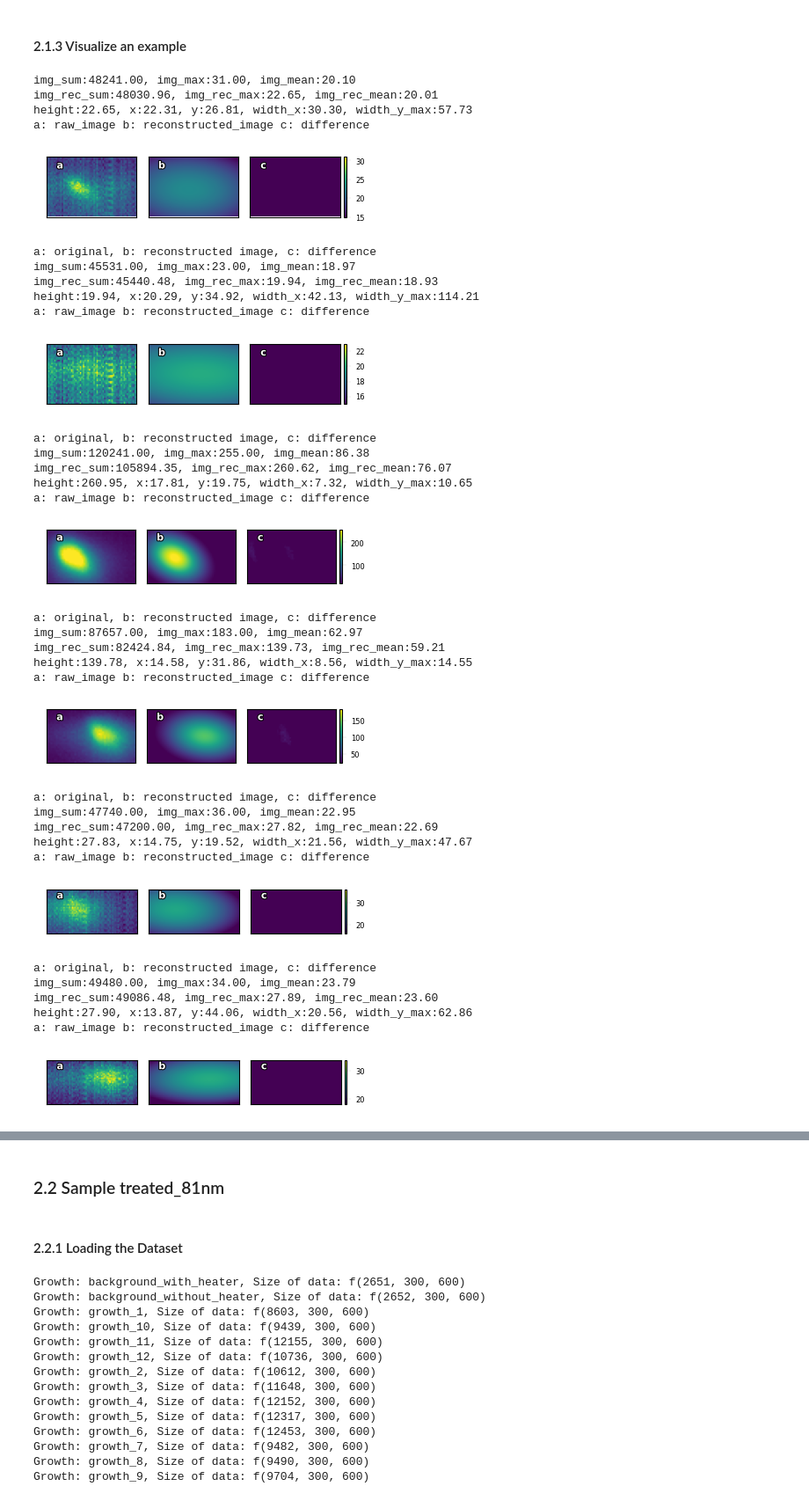
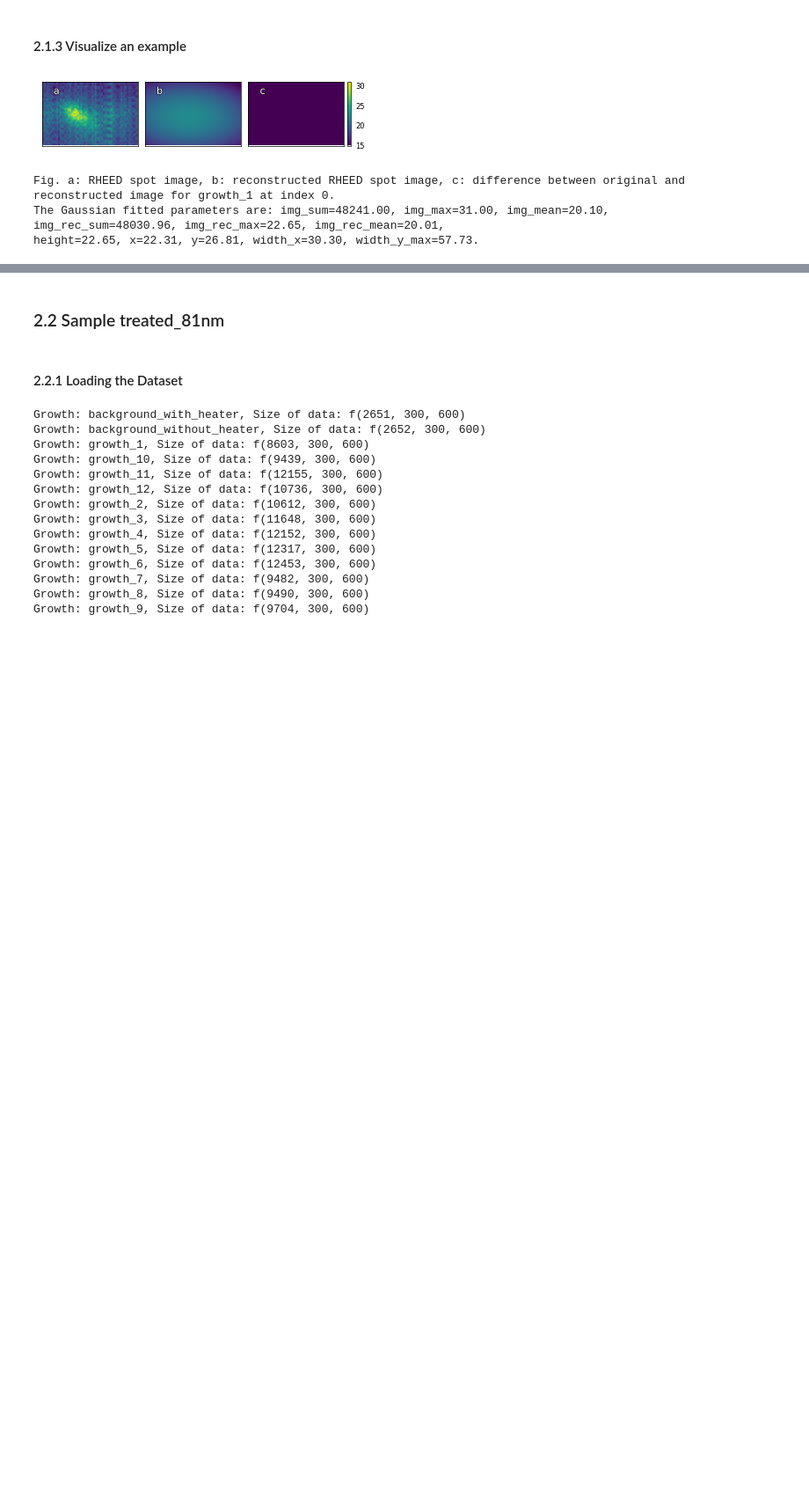
Before and after one commit to m3-learning/m3_learning, a Jupyter notebook: m3_learning/papers/2023_RHEED_PLD_SrTiO3/1_RHEED_metrics-details.ipynb, the cells around one changed output, grey strips where cells are left out. Shown at 88% size. Cells and saved outputs as stored; diff of their text form; code cells hidden in the pictures; blank space fills up the shorter version.

```diff
--- a/m3_learning/papers/2023_RHEED_PLD_SrTiO3/1_RHEED_metrics-details.ipynb
+++ b/m3_learning/papers/2023_RHEED_PLD_SrTiO3/1_RHEED_metrics-details.ipynb
@@ -252,48 +103,16 @@ Figures/1.Fit_RHEED_spot/RHEED_treated_213nm_growth_2_0.svg
 # %% [markdown]
 #### 2.1.3 Visualize an example
 # %%
-crop_dict = {'spot_1': [40, 80, 100, 160], 'spot_2': [137, 166, 147, 195], 'spot_3': [230, 262, 115, 180]}
+crop_dict = {'spot_1': [40, 80, 100, 160],
+             'spot_2': [137, 166, 147, 195],
+             'spot_3': [230, 262, 115, 180]}
+
 fit_function = Gaussian().recreate_gaussian
 processor = RHEED_image_processer(D1_spot, crop_dict, fit_function)
 img, img_rec, parameters = processor.visualize(growth='growth_1', spot='spot_1', frame=0)
-img, img_rec, parameters = processor.visualize(growth='growth_12', spot='spot_1', frame=0)
-img, img_rec, parameters = processor.visualize(growth='growth_1', spot='spot_2', frame=0)
-img, img_rec, parameters = processor.visualize(growth='growth_12', spot='spot_2', frame=0)
-img, img_rec, parameters = processor.visualize(growth='growth_1', spot='spot_3', frame=0)
-img, img_rec, parameters = processor.visualize(growth='growth_12', spot='spot_3', frame=0)
 # %% [output]
+[figure, new version]
-img_sum:48241.00, img_max:31.00, img_mean:20.10
-img_rec_sum:48030.96, img_rec_max:22.65, img_rec_mean:20.01
-height:22.65, x:22.31, y:26.81, width_x:30.30, width_y_max:57.73
-a: raw_image b: reconstructed_image c: difference
+Fig. a: RHEED spot image, b: reconstructed RHEED spot image, c: difference between original and reconstructed image for growth_1 at index 0.
+The Gaussian fitted parameters are: img_sum=48241.00, img_max=31.00, img_mean=20.10,
+img_rec_sum=48030.96, img_rec_max=22.65, img_rec_mean=20.01,
+height=22.65, x=22.31, y=26.81, width_x=30.30, width_y_max=57.73.
-[figure, old version]
-a: original, b: reconstructed image, c: difference
-img_sum:45531.00, img_max:23.00, img_mean:18.97
-img_rec_sum:45440.48, img_rec_max:19.94, img_rec_mean:18.93
-height:19.94, x:20.29, y:34.92, width_x:42.13, width_y_max:114.21
-a: raw_image b: reconstructed_image c: difference
-[figure, removed]
-a: original, b: reconstructed image, c: difference
-img_sum:120241.00, img_max:255.00, img_mean:86.38
-img_rec_sum:105894.35, img_rec_max:260.62, img_rec_mean:76.07
-height:260.95, x:17.81, y:19.75, width_x:7.32, width_y_max:10.65
-a: raw_image b: reconstructed_image c: difference
-[figure, removed]
-a: original, b: reconstructed image, c: difference
-img_sum:87657.00, img_max:183.00, img_mean:62.97
-img_rec_sum:82424.84, img_rec_max:139.73, img_rec_mean:59.21
-height:139.78, x:14.58, y:31.86, width_x:8.56, width_y_max:14.55
-a: raw_image b: reconstructed_image c: difference
-[figure, removed]
-a: original, b: reconstructed image, c: difference
-img_sum:47740.00, img_max:36.00, img_mean:22.95
-img_rec_sum:47200.00, img_rec_max:27.82, img_rec_mean:22.69
-height:27.83, x:14.75, y:19.52, width_x:21.56, width_y_max:47.67
-a: raw_image b: reconstructed_image c: difference
-[figure, removed]
-a: original, b: reconstructed image, c: difference
-img_sum:49480.00, img_max:34.00, img_mean:23.79
-img_rec_sum:49086.48, img_rec_max:27.89, img_rec_mean:23.60
-height:27.90, x:13.87, y:44.06, width_x:20.56, width_y_max:62.86
-a: raw_image b: reconstructed_image c: difference
-[figure, removed]
```
Also changed, not shown: parts of 56 cells of this notebook, 11 other files.
